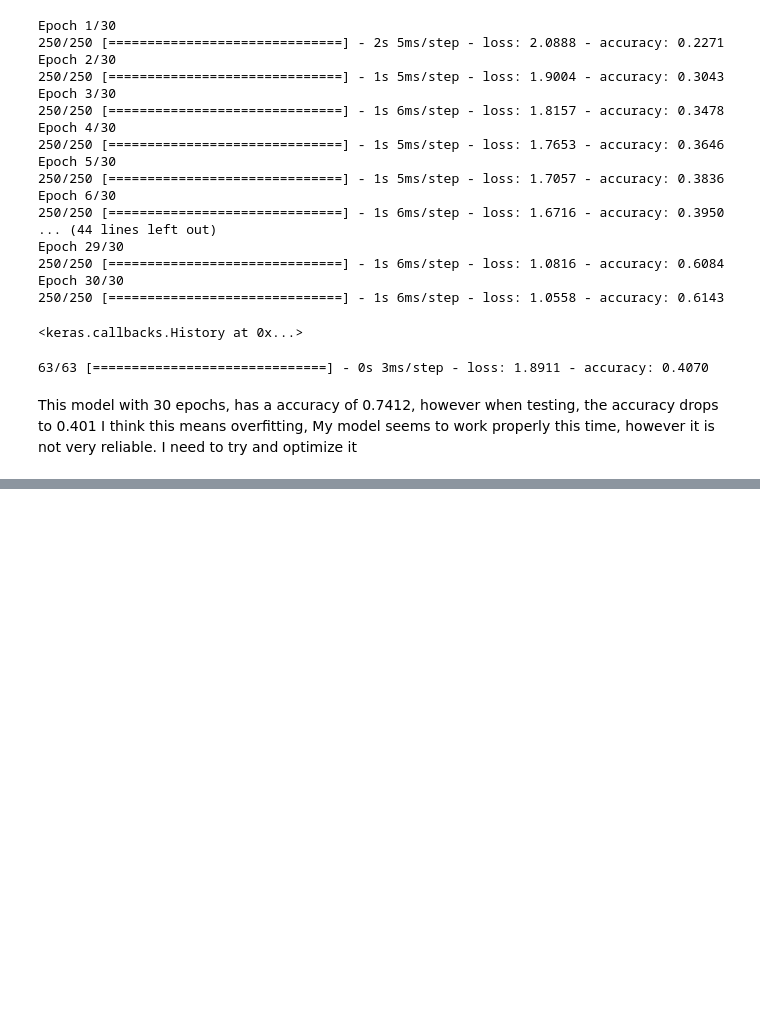
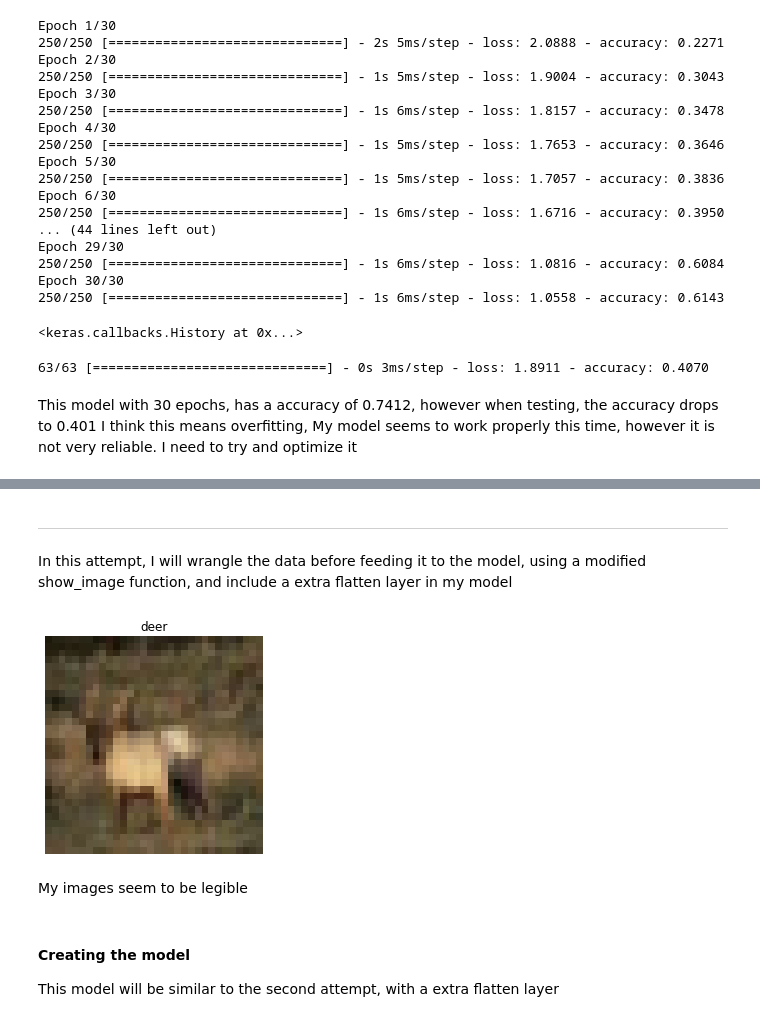
Before and after one commit to sssskipjack/CIFAR-10-Classification-model, a Jupyter notebook: CIFAR-10-CLASSIFICATION.ipynb, the cells around one changed output, grey strips where cells are left out. Drawn from its saved outputs; the diff is of its cells as text; code cells hidden in the pictures; blank space fills up the shorter version.

```diff
--- a/CIFAR-10-CLASSIFICATION.ipynb
+++ b/CIFAR-10-CLASSIFICATION.ipynb
@@ -278,0 +279,39 @@ I think this means overfitting, My model seems to work properly this time, howev
+# %% [markdown]
+---
+# %% [markdown]
+In this attempt, I will wrangle the data before feeding it to the model, using a modified show_image function, and include a extra flatten layer in my model
+# %%
+X_train_v3 = data[:8000]
+X_test_v3 = data[8000:10000]
+
+y_train_v3 = labels[:8000]
+y_test_v3 = labels[8000:10000]
+# %%
+def convert_dataset(dataset):
+        """
+        input dataset
+        converts the vector tensors inside the dataset into a eligible format
+
+        returns a dataset with converted images.
+        """
+        res = []
+        for i in range(len(dataset)):
+                res.append(np.transpose(dataset[i].reshape(3,32,32), axes = [1,2,0]))
+
+        return np.array(res)/255.0 # I had to convert the list into numpy array and divide all the elements by 255.0
+# %%
+X_train_v3 = convert_dataset(X_train_v3)
+X_test_v3 = convert_dataset(X_test_v3)
+# %%
+plt.imshow(X_train_v3[3])
+plt.title(keys[y_train_v3[3]].decode("utf-8"))
+plt.axis('off')
+plt.show()
+# %% [output]
+[figure, added]
+# %% [markdown]
+My images seem to be legible
+# %% [markdown]
+#### Creating the model
+
+This model will be similar to the second attempt, with a extra flatten layer
```
Also changed, not shown: parts of 19 cells of this notebook.
